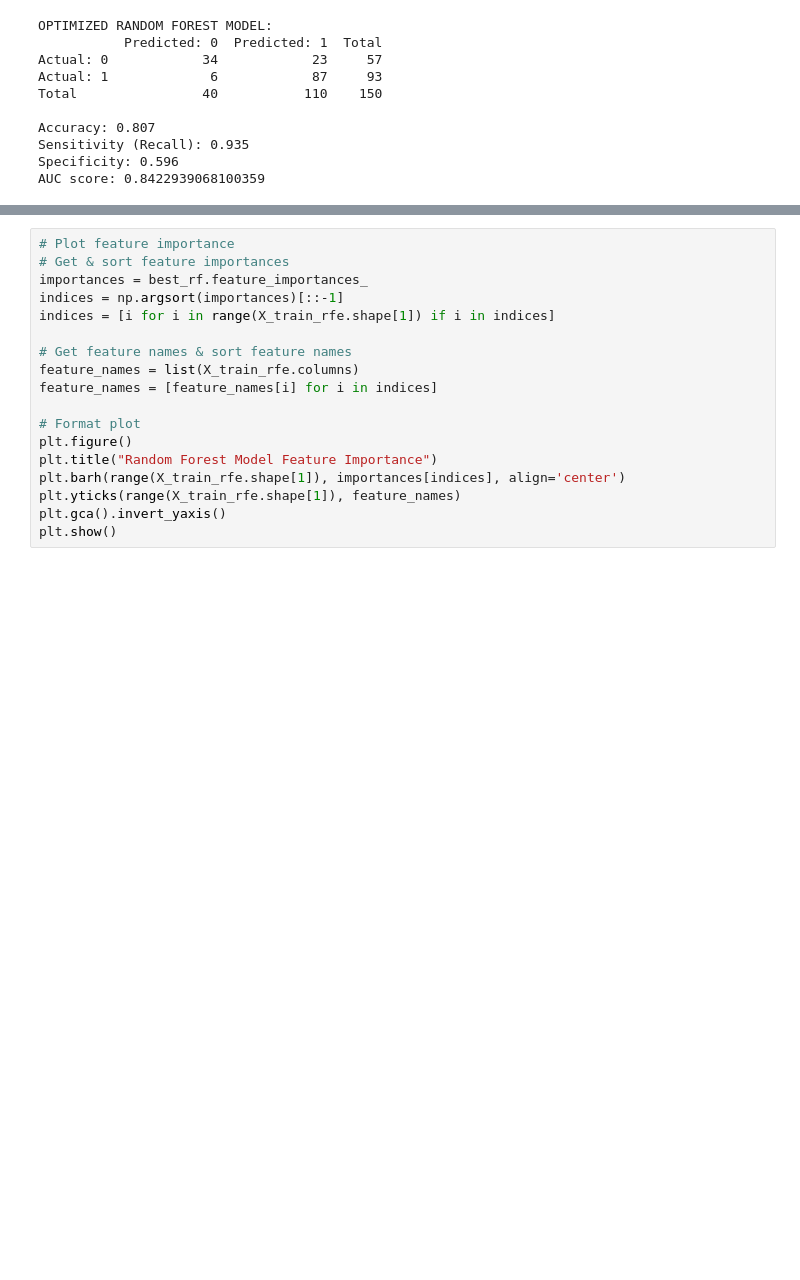
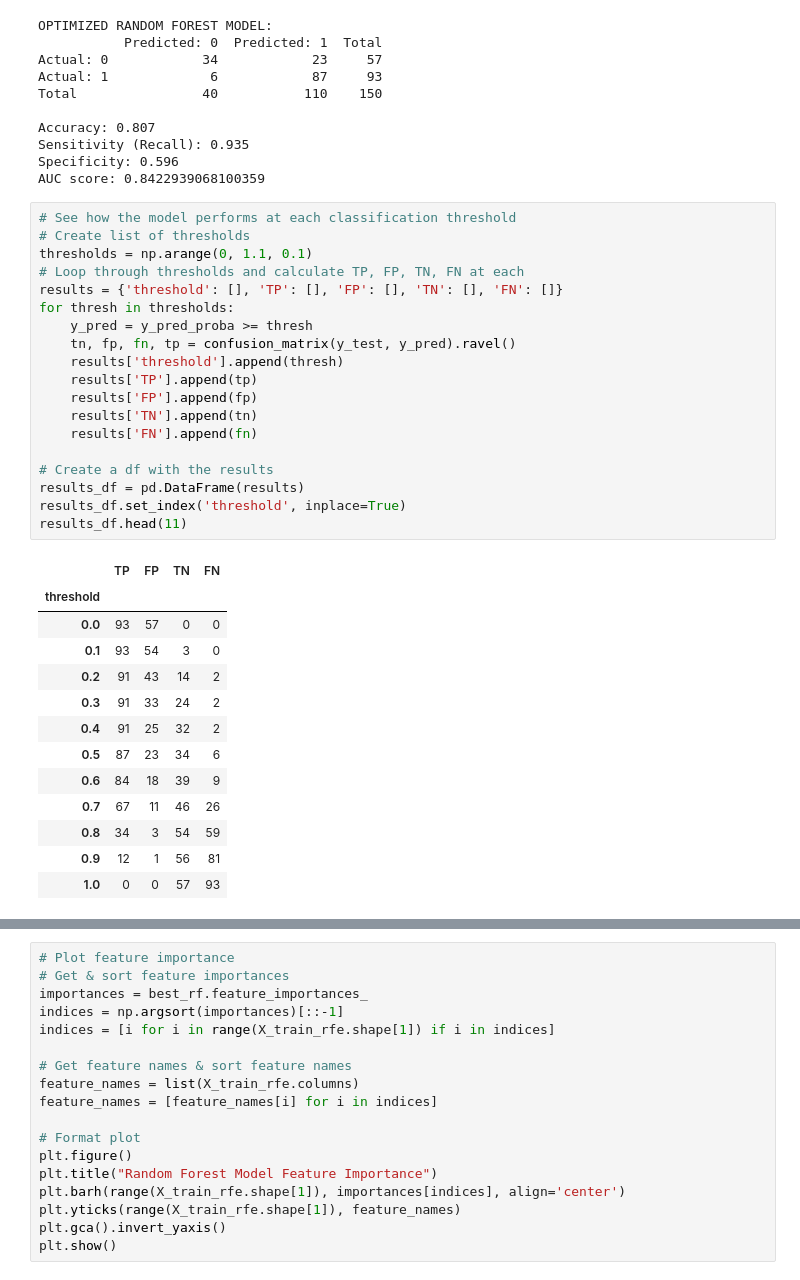
Before and after one commit to shailja-somani-0/ADS-502-loan-approval-pred, a Jupyter notebook: Loan_Pred_Proj.ipynb, the cells around one changed output, grey strips where cells are left out. Drawn from its saved outputs; the diff is of its cells as text; blank space fills up the shorter version.

Commit message:
Minor cleaning + added thresholding table

```diff
--- a/Loan_Pred_Proj.ipynb
+++ b/Loan_Pred_Proj.ipynb
@@ -831,3 +829,36 @@ Accuracy: 0.807
 Sensitivity (Recall): 0.935
 Specificity: 0.596
 AUC score: 0.8422939068100359
+# %%
+# See how the model performs at each classification threshold
+# Create list of thresholds
+thresholds = np.arange(0, 1.1, 0.1)
+# Loop through thresholds and calculate TP, FP, TN, FN at each
+results = {'threshold': [], 'TP': [], 'FP': [], 'TN': [], 'FN': []}
+for thresh in thresholds:
+    y_pred = y_pred_proba >= thresh
+    tn, fp, fn, tp = confusion_matrix(y_test, y_pred).ravel()
+    results['threshold'].append(thresh)
+    results['TP'].append(tp)
+    results['FP'].append(fp)
+    results['TN'].append(tn)
+    results['FN'].append(fn)
+
+# Create a df with the results
+results_df = pd.DataFrame(results)
+results_df.set_index('threshold', inplace=True)
+results_df.head(11)
+# %% [output]
+|  | TP | FP | TN | FN |
+| threshold |  |  |  |  |
+| 0.0 | 93 | 57 | 0 | 0 |
+| 0.1 | 93 | 54 | 3 | 0 |
+| 0.2 | 91 | 43 | 14 | 2 |
+| 0.3 | 91 | 33 | 24 | 2 |
+| 0.4 | 91 | 25 | 32 | 2 |
+| 0.5 | 87 | 23 | 34 | 6 |
+| 0.6 | 84 | 18 | 39 | 9 |
+| 0.7 | 67 | 11 | 46 | 26 |
+| 0.8 | 34 | 3 | 54 | 59 |
+| 0.9 | 12 | 1 | 56 | 81 |
+| 1.0 | 0 | 0 | 57 | 93 |
```
Also changed, not shown: parts of 6 cells of this notebook.
